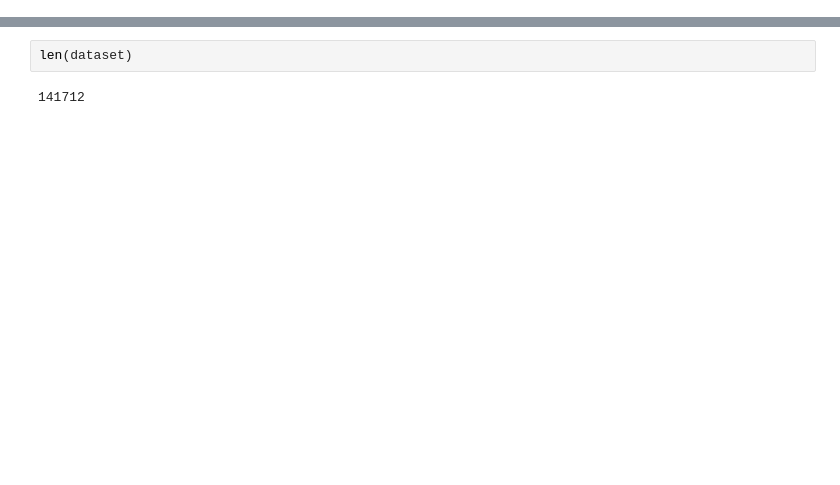
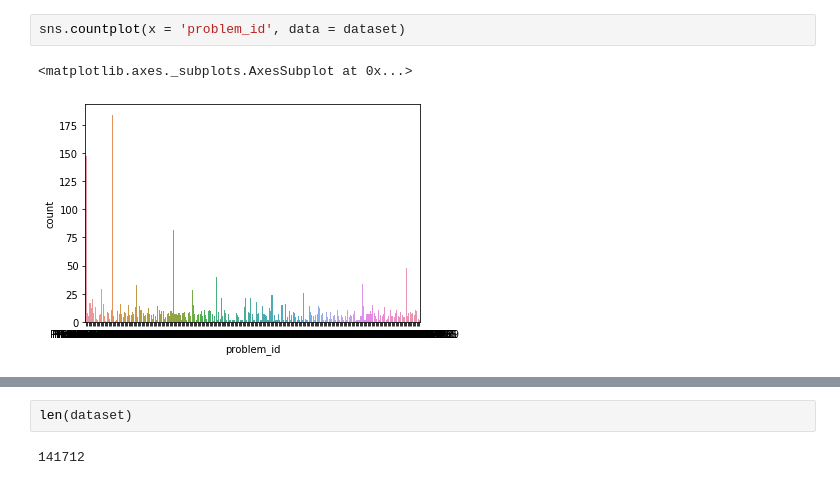
Before and after one commit to unclestay/ESILV---Python-for-data-analysis---devoir-2020, a Jupyter notebook: project.ipynb, the cells around one changed output, grey strips where cells are left out. Drawn from its saved outputs; the diff is of its cells as text; blank space fills up the shorter version.

```diff
--- a/project.ipynb
+++ b/project.ipynb
@@ -12,0 +29,5 @@ dataset.head()
+# %%
+sns.countplot(x = 'problem_id', data = dataset)
+# %% [output]
+<matplotlib.axes._subplots.AxesSubplot at 0x...>
+[figure, added]
```
Also changed, not shown: parts of 48 cells of this notebook.
